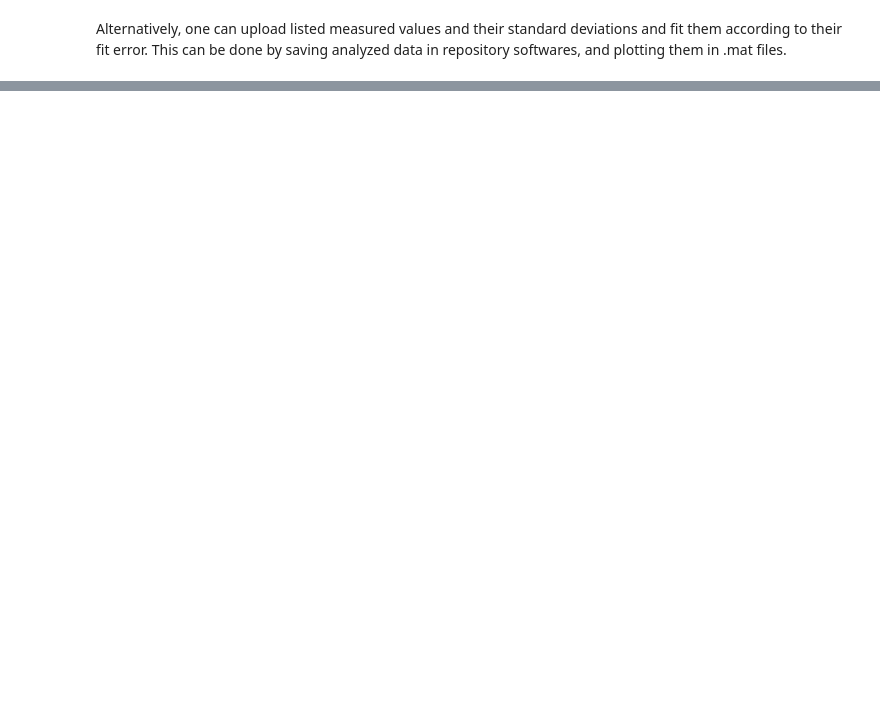
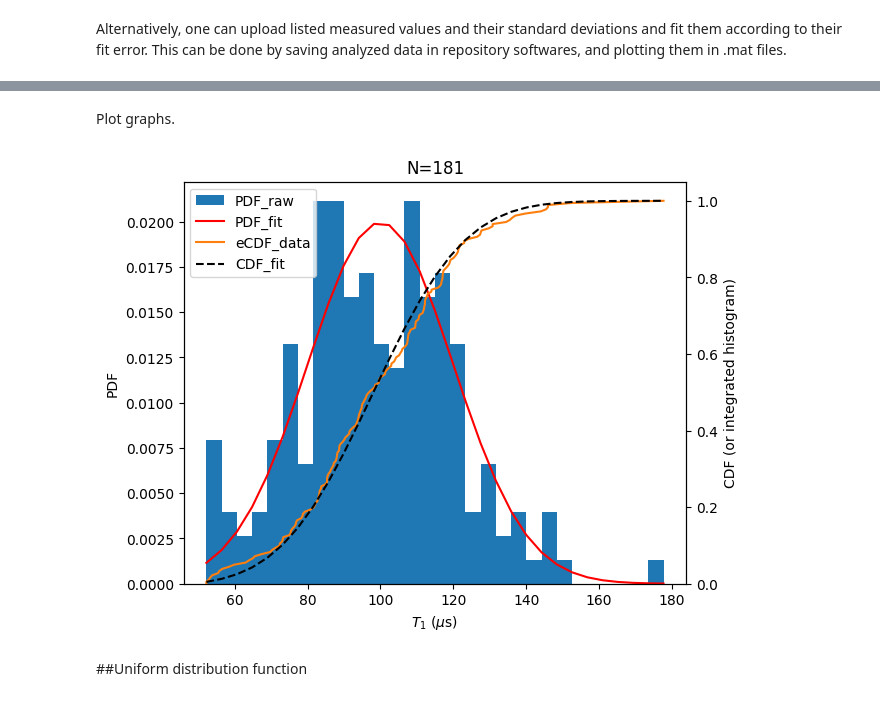
Before and after one commit to myrronaguila/analyze_sqc, a Jupyter notebook: Plots/Single_Qubit_Coherence_Time_Plots.ipynb, the cells around one changed output, grey strips where cells are left out. Saved outputs shown, nothing was run; the diff lists cells and outputs as text; code cells hidden in the pictures; blank space fills up the shorter version.

```diff
--- a/Plots/Single_Qubit_Coherence_Time_Plots.ipynb
+++ b/Plots/Single_Qubit_Coherence_Time_Plots.ipynb
@@ -50,3 +108,62 @@ plt.show()
+# %%
+# make good differential diagram for the measurement. Probability distribution and CDF for T1
+
+#representative Gaussian pdf and cdf
+gauss_pdf, gauss_cdf = gaussian_pdf_cdf(x=bins, mu=mu, sigma=sigma)
+
+#empirical cdf and pdfs
+bin_ecdf, count_ecdf = plot_ecdf(T1_arr) #empirical cumulative distributions make sense
+#bin_epdf, count_epdf = plot_epdf(T1_arr)
+#sampling pdf does not make sense because of the measurements
+# %% [markdown]
+Plot graphs.
+# %%
+#Plot data
+fig = plt.figure(constrained_layout=True)
+spec = gridspec.GridSpec(ncols=1, nrows=1, figure=fig, hspace =0.05,
+                                 wspace=0.05)
+ax1 = fig.add_subplot(spec[0, 0]) #scatter plot
+ax1t = ax1.twinx()
+
+#probability distribution histogram
+count, bins, ignored = ax1.hist(T1_arr, n_bins, density=True, histtype='bar',
+                                label='PDF_raw')
+
+# model function
+ax1.set_title('N={:1d}'.format(len(T1_arr)))
+ax1.plot(bins, gauss_pdf, color='r', label='PDF_fit')
+ax1.set_xlabel(r'$T_{1}$ ($\mu$s)')
+ax1.set_ylabel(r'PDF')
+#ax1.set_xlim(bins[0], bins[-1])
+
+#show integrated histogram / cdf in rectangular
+#line plots - empirical cumulative distribution function
+
+#ax1t.plot(bin_ecdf, count_ecdf, color='tab:orange', drawstyle='steps-post', label='eCDF_data')
+ax1t.plot(bin_ecdf, count_ecdf, color='tab:orange', label='eCDF_data')
+#line showing the expected cumulative distribution; Add a line showing the expected distribution.
+ax1t.plot(bins, gauss_cdf, 'k--', linewidth=1.5, label='CDF_fit')
+
+#ax1t.set_xlabel(r'$T_{1}$ ($\mu$s)')
+ax1t.set_ylabel(r'CDF (or integrated histogram)')
+
+#ax1t.set_xlim(bins[0], bins[-1])
+ax1t.set_ylim(0,1.05)
+
+#Combine legends in one diagram
+#https://stackoverflow.com/questions/5484922/secondary-axis-with-twinx-how-to-add-to-legend
+# ask matplotlib for the plotted objects and their labels
+lines, labels = ax1.get_legend_handles_labels()
+lines2, labels2 = ax1t.get_legend_handles_labels()
+ax1.legend(lines + lines2, labels + labels2, loc='upper left')
+
+plt.show()
+
+#for other references, refer to this. #https://www.geeksforgeeks.org/how-to-calculate-and-plot-a-cumulative-distribution-function-with-matplotlib-in-python/
+# %% [output]
+[figure, added]
+# %% [markdown]
+##Uniform distribution function
 # %%
 # check for fit error with a probability distribution
 # https://numpy.org/doc/stable/reference/random/generated/numpy.random.uniform.html
```
Also changed, not shown: parts of 41 cells of this notebook.
